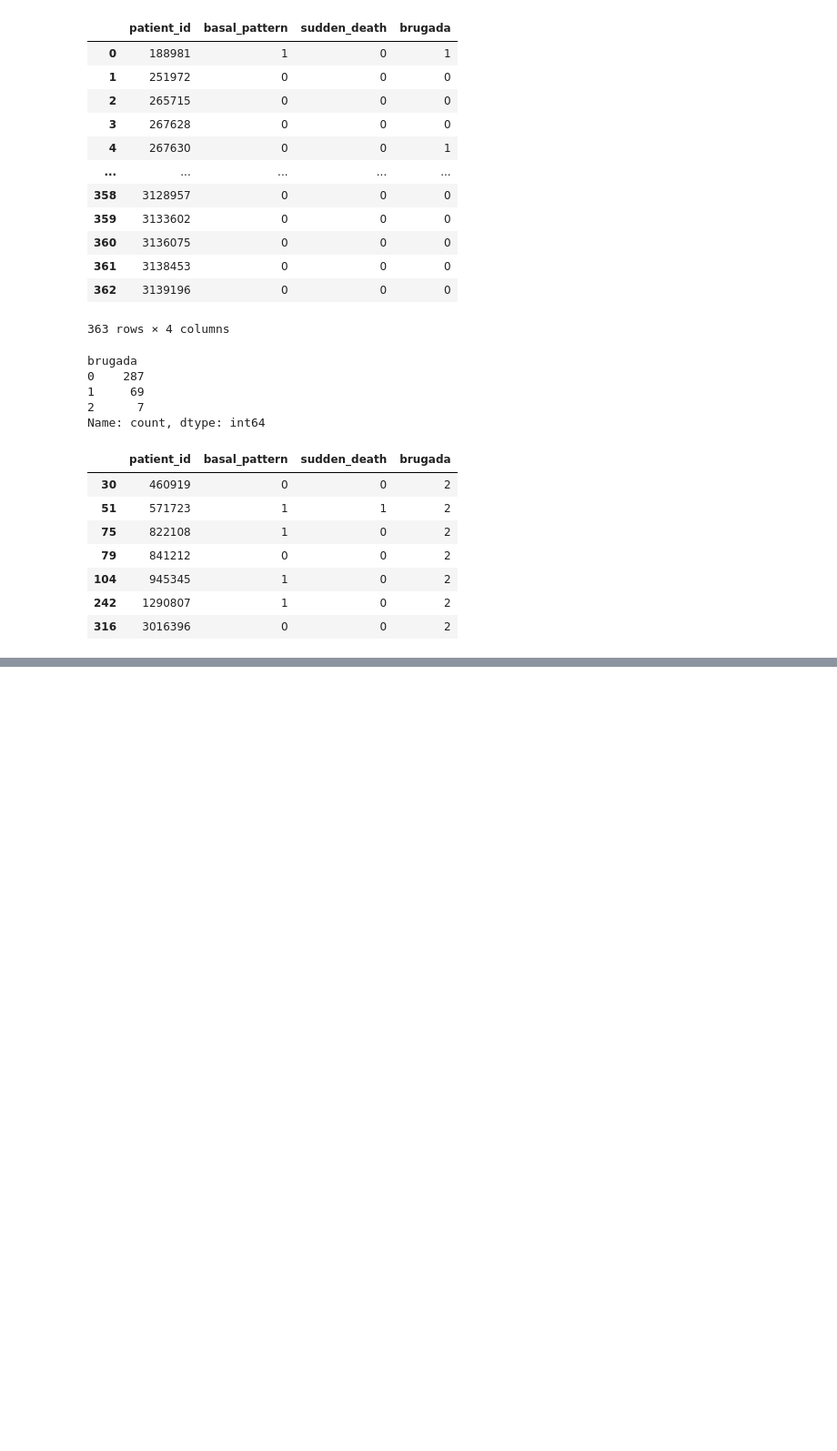
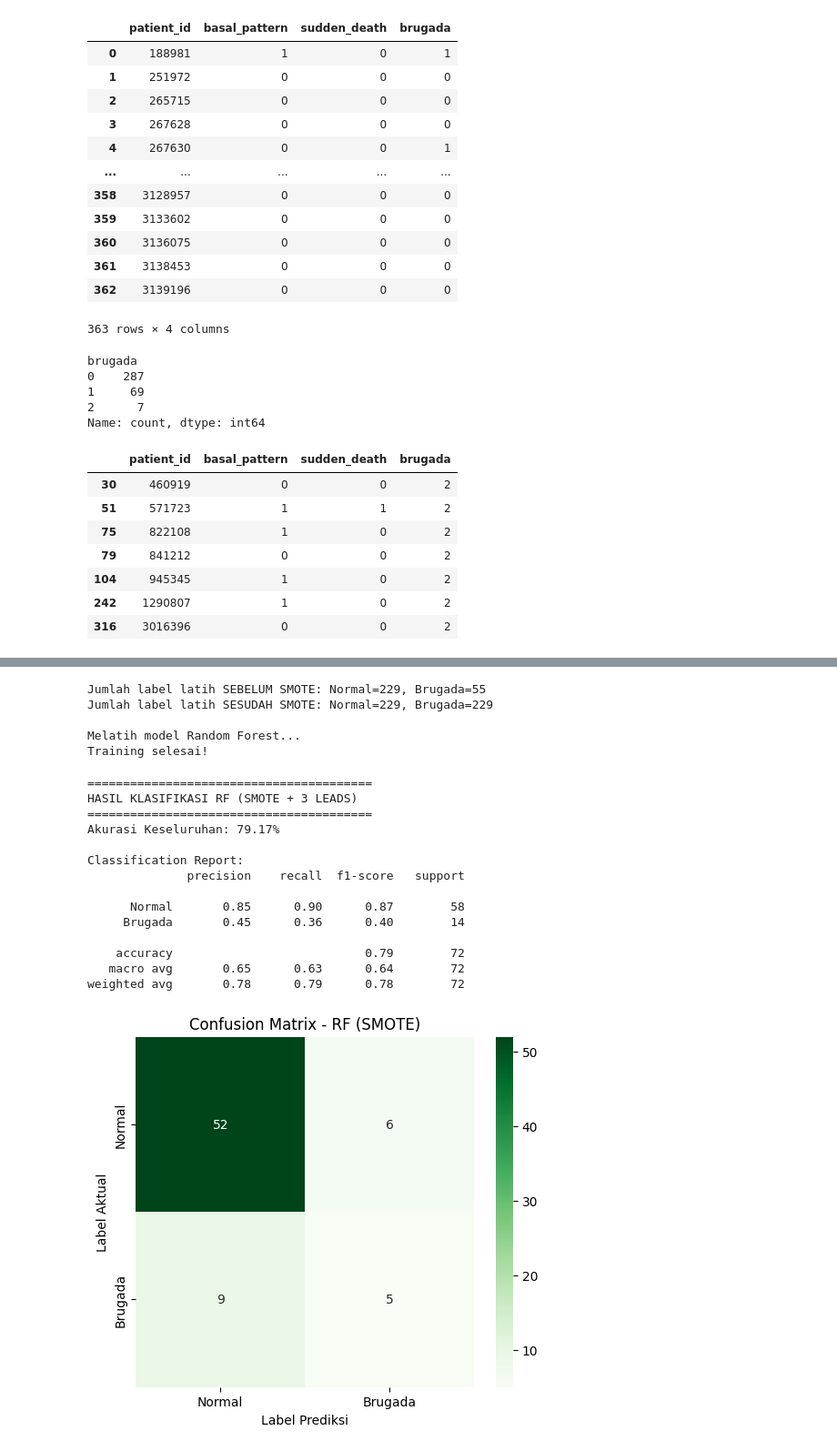
Before and after one commit to Adit310304/IDSC_Brugada, a Jupyter notebook: main.ipynb, the cells around one changed output, grey strips where cells are left out. Shown at 91% size. Cells and saved outputs as stored; diff of their text form; code cells hidden in the pictures; blank space fills up the shorter version.

Commit message:
change the model

```diff
--- a/main.ipynb
+++ b/main.ipynb
@@ -286,0 +448,66 @@ weighted avg       0.65      0.81      0.72        72
+# %%
+if len(X) > 0:
+    # 1. Split data (80% Train, 20% Test)
+    X_train, X_test, y_train, y_test = train_test_split(
+        X, y, test_size=0.2, random_state=42, stratify=y
+    )
+
+    print(f"Jumlah label latih SEBELUM SMOTE: Normal={sum(y_train==0)}, Brugada={sum(y_train==1)}")
+
+    # 2. Terapkan SMOTE HANYA pada data latih (Train data)
+    smote = SMOTE(random_state=42)
+    X_train_smote, y_train_smote = smote.fit_resample(X_train, y_train)
+
+    print(f"Jumlah label latih SESUDAH SMOTE: Normal={sum(y_train_smote==0)}, Brugada={sum(y_train_smote==1)}")
+
+    # 3. Training Model
+    print("\nMelatih model Random Forest...")
+    rf_model = RandomForestClassifier(n_estimators=100, random_state=42)
+    rf_model.fit(X_train_smote, y_train_smote)
+
+    # 4. Prediksi (Gunakan X_test yang ASLI, tidak di-SMOTE)
+    y_pred = rf_model.predict(X_test)
+    print("Training selesai!")
+else:
+    print("Data kosong.")
+# %% [output]
+Jumlah label latih SEBELUM SMOTE: Normal=229, Brugada=55
+Jumlah label latih SESUDAH SMOTE: Normal=229, Brugada=229
+
+Melatih model Random Forest...
+Training selesai!
+# %%
+print("="*40)
+print("HASIL KLASIFIKASI RF (SMOTE + 3 LEADS)")
+print("="*40)
+
+print(f"Akurasi Keseluruhan: {accuracy_score(y_test, y_pred) * 100:.2f}%\n")
+
+target_names = ['Normal', 'Brugada']
+print("Classification Report:")
+print(classification_report(y_test, y_pred, target_names=target_names))
+
+cm = confusion_matrix(y_test, y_pred)
+plt.figure(figsize=(6, 5))
+sns.heatmap(cm, annot=True, fmt='d', cmap='Greens',
+            xticklabels=target_names, yticklabels=target_names)
+plt.title('Confusion Matrix - RF (SMOTE)')
+plt.ylabel('Label Aktual')
+plt.xlabel('Label Prediksi')
+plt.show()
+# %% [output]
+========================================
+HASIL KLASIFIKASI RF (SMOTE + 3 LEADS)
+========================================
+Akurasi Keseluruhan: 79.17%
+
+Classification Report:
+              precision    recall  f1-score   support
+
+      Normal       0.85      0.90      0.87        58
+     Brugada       0.45      0.36      0.40        14
+
+    accuracy                           0.79        72
+   macro avg       0.65      0.63      0.64        72
+weighted avg       0.78      0.79      0.78        72
+[figure, added]
```
Also changed, not shown: parts of 20 cells of this notebook.
